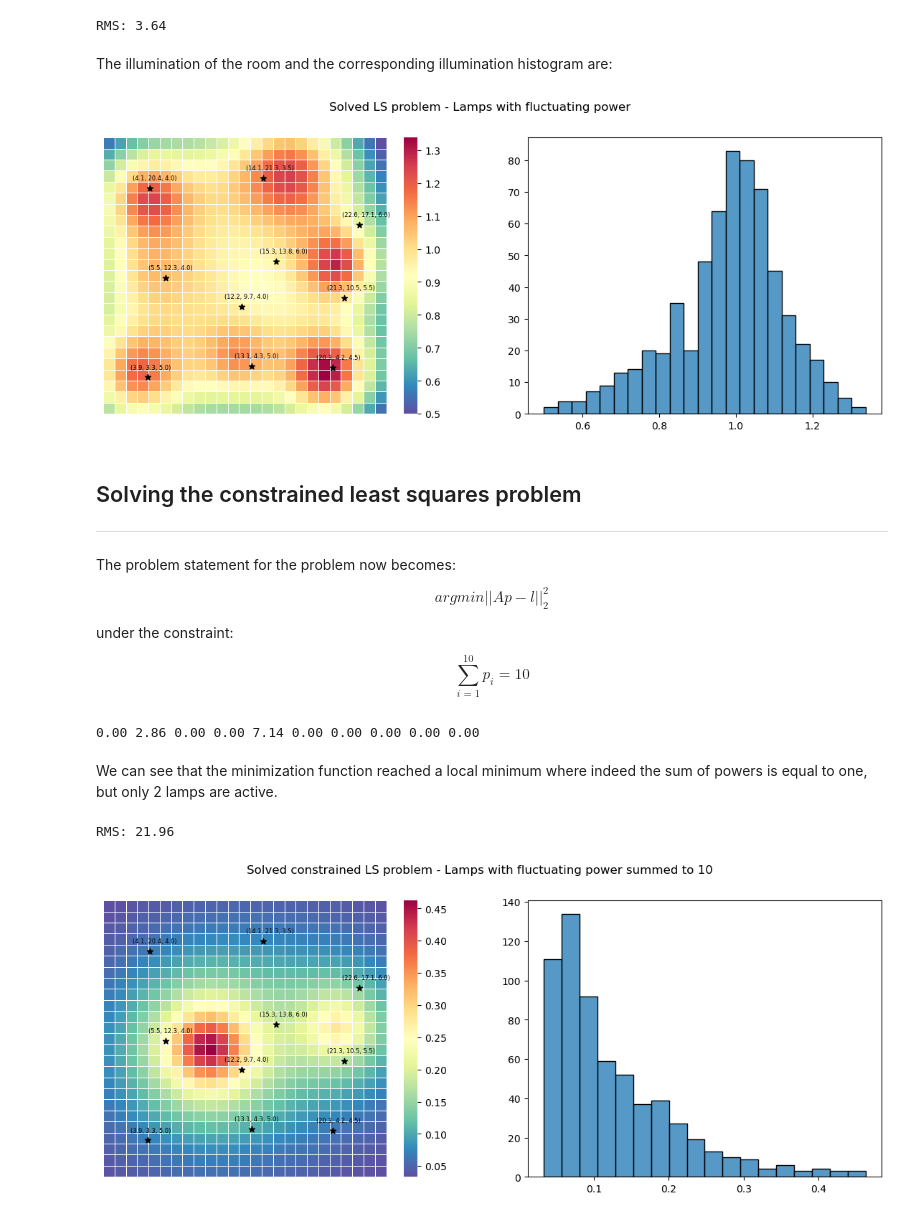
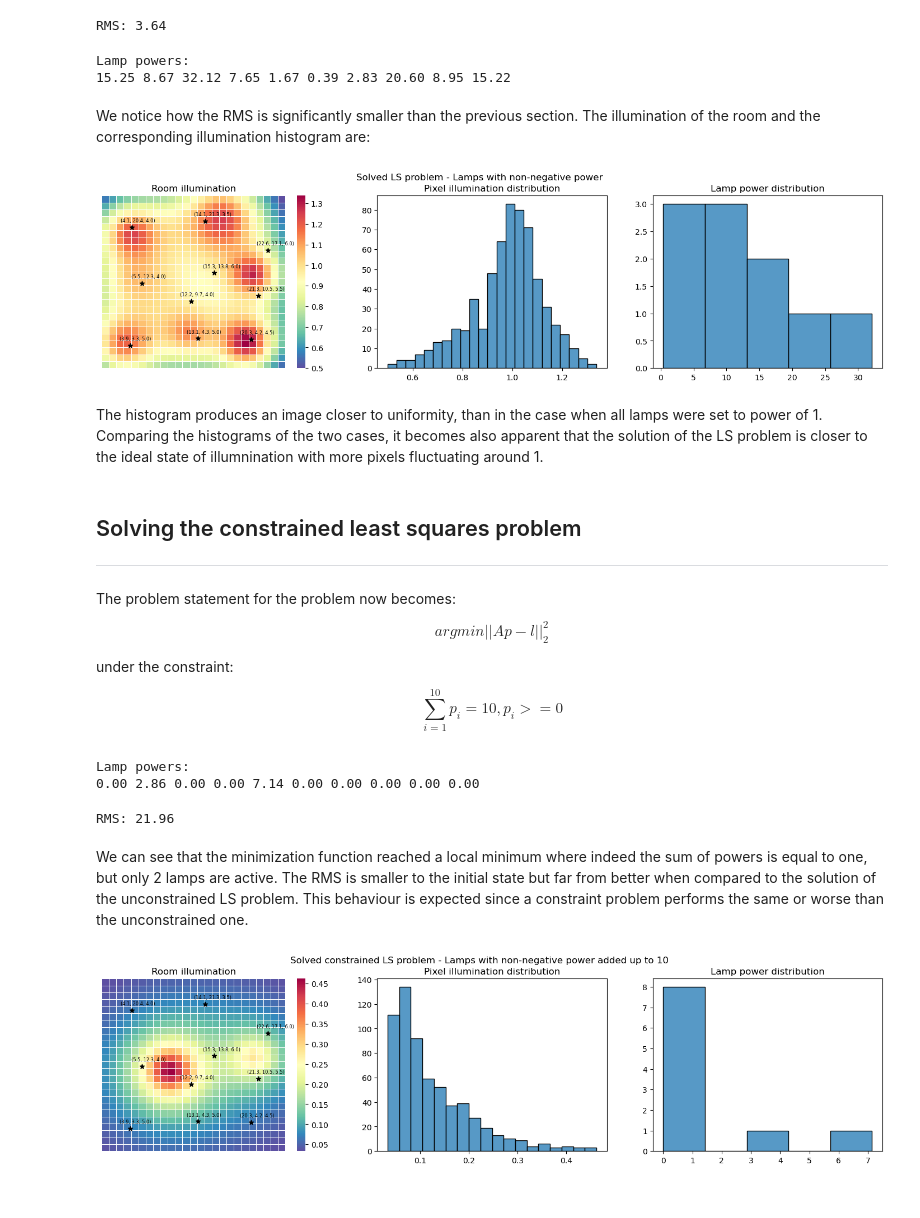
Before and after one commit to sonqo/msc-data-science, a Jupyter notebook: 6-large-scale-linear-algebra/ls/lamp.ipynb, the cells around one changed output. Cells and saved outputs as stored; diff of their text form; code cells hidden in the pictures.

```diff
--- a/6-large-scale-linear-algebra/ls/lamp.ipynb
+++ b/6-large-scale-linear-algebra/ls/lamp.ipynb
@@ -74,7 +75,8 @@ RMS: 22.61
 # %% [markdown]
 The illumination of the room and the corresponding illumination histogram are:
 # %%
-fig, axes = plt.subplots(1, 2, figsize=(14, 5))
+fig, axes = plt.subplots(1, 3, figsize=(18, 4))
+fig.suptitle('Unsolved LS problem - Lamps set to power 1')
 
 # heatmap
 sns.heatmap(
@@ -91,6 +93,8 @@ axes[0].scatter(
     lamps[:, 0], lamps[:, 1],
     marker='*', color='black'
 )
+axes[0].set_title('Room illumination')
+axes[0].invert_yaxis()
 
 # lamp annotation
 for i in range(10):
@@ -107,12 +111,15 @@ for i in range(10):
         }
     )
 
-# histogram
+# pixel histogram
 sns.histplot(ax=axes[1], x=l_unsol)
+axes[1].set_title('Pixel illumination distribution')
+axes[1].set(ylabel='')
 
-axes[0].invert_yaxis()
-axes[1].set(ylabel='')
-fig.suptitle('Unsolved LS problem - all lamps with power 1')
+# lamp histogram
+sns.histplot(ax=axes[2], x=p_ones)
+axes[2].set_title('Lamp power distribution')
+axes[2].set(ylabel='')
 
 plt.show()
 # %% [output]
@@ -140,10 +149,18 @@ rms = math.sqrt( sum ( (l_sol - l_ones ) ** 2 ) )
 print('RMS: {:.2f}'.format(rms))
 # %% [output]
 RMS: 3.64
+# %%
+print('Lamp powers:')
+for p in p_sol:
+    print('{:.2f}'.format(p), end=" ")
+# %% [output]
+Lamp powers:
+15.25 8.67 32.12 7.65 1.67 0.39 2.83 20.60 8.95 15.22
 # %% [markdown]
-The illumination of the room and the corresponding illumination histogram are:
+We notice how the RMS is significantly smaller than the previous section. The illumination of the room and the corresponding illumination histogram are:
 # %%
-fig, axes = plt.subplots(1, 2, figsize=(14, 5))
+fig, axes = plt.subplots(1, 3, figsize=(18, 4))
+fig.suptitle('Solved LS problem - Lamps with non-negative power')
 
 # heatmap
 sns.heatmap(
@@ -154,38 +171,45 @@ sns.heatmap(
     xticklabels=[],
     yticklabels=[]
 )
 
 # plotting lamps coordinates
 axes[0].scatter(
     lamps[:, 0], lamps[:, 1],
     marker='*', color='black'
 )
+axes[0].set_title('Room illumination')
+axes[0].invert_yaxis()
 
 # lamp annotation
 for i in range(10):
     axes[0].text(
         lamps[i][0]-1.5,
         lamps[i][1]+0.75,
         '({}, {}, {})'.format(
             lamps[i][0],
             lamps[i][1],
             lamps[i][2]
         ),
         fontdict={
             'size': 6
         }
     )
 
-# histogram
+# pixel histogram
 sns.histplot(ax=axes[1], x=l_sol)
+axes[1].set_title('Pixel illumination distribution')
+axes[1].set(ylabel='')
 
-axes[0].invert_yaxis()
-axes[1].set(ylabel='')
-fig.suptitle('Solved LS problem - Lamps with fluctuating power')
+# lamp histogram
+sns.histplot(ax=axes[2], x=p_sol)
+axes[2].set_title('Lamp power distribution')
+axes[2].set(ylabel='')
 
 plt.show()
 # %% [output]
-[figure, old version]
+[figure, new version]
+# %% [markdown]
+The histogram produces an image closer to uniformity, than in the case when all lamps were set to power of 1. Comparing the histograms of the two cases, it becomes also apparent that the solution of the LS problem is closer to the ideal state of illumnination with more pixels fluctuating around 1.
 # %% [markdown]
 ## Solving the constrained least squares problem
 ---
@@ -199,7 +223,7 @@ $$
 under the constraint:
 
 $$
-    \sum \limits _{i=1} ^{10} p_i=10
+    \sum \limits _{i=1} ^{10} p_i=10, p_i >= 0
 $$
 # %%
 def minimization_function(p):
@@ -213,24 +237,24 @@ def minimization_function(p):
 cons = [{
     'type': 'eq',
     # sum of powers equal to 10 constraint
-    'fun': lambda p: 10 - np.sum(p)
+    'fun': lambda p: np.sum(p) - 10
 }]
 
 res = scipy.optimize.minimize(
     fun=minimization_function,
-    x0=[100 for i in range(10)],
+    x0=p_sol,
     method='SLSQP',
-    bounds = [(0, np.Inf) for p in range(10)],
+    bounds = [(0, None) for p in range(10)],
     constraints=cons
 )
 
 p_solc = res.x
+print('Lamp powers:')
 for p in p_solc:
     print('{:.2f}'.format(p), end=" ")
 # %% [output]
+Lamp powers:
 0.00 2.86 0.00 0.00 7.14 0.00 0.00 0.00 0.00 0.00
-# %% [markdown]
-We can see that the minimization function reached a local minimum where indeed the sum of powers is equal to one, but only 2 lamps are active.
 # %%
 # calculation of l for p_ones (625 x 1)
 l_solc = A @ p_solc
@@ -240,8 +264,11 @@ rms = math.sqrt( sum ( (l_solc - l_ones ) ** 2 ) )
 print('RMS: {:.2f}'.format(rms))
 # %% [output]
 RMS: 21.96
+# %% [markdown]
+We can see that the minimization function reached a local minimum where indeed the sum of powers is equal to one, but only 2 lamps are active. The RMS is smaller to the initial state but far from better when compared to the solution of the unconstrained LS problem. This behaviour is expected since a constraint problem performs the same or worse than the unconstrained one.
 # %%
-fig, axes = plt.subplots(1, 2, figsize=(14, 5))
+fig, axes = plt.subplots(1, 3, figsize=(18, 4))
+fig.suptitle('Solved constrained LS problem - Lamps with non-negative power added up to 10')
 
 # heatmap
 sns.heatmap(
@@ -258,6 +285,8 @@ axes[0].scatter(
     lamps[:, 0], lamps[:, 1],
     marker='*', color='black'
 )
+axes[0].set_title('Room illumination')
+axes[0].invert_yaxis()
 
 # lamp annotation
 for i in range(10):
@@ -274,13 +303,16 @@ for i in range(10):
         }
     )
 
-# histogram
+# pixel histogram
 sns.histplot(ax=axes[1], x=l_solc)
+axes[1].set_title('Pixel illumination distribution')
+axes[1].set(ylabel='')
 
-axes[0].invert_yaxis()
-axes[1].set(ylabel='')
-fig.suptitle('Solved constrained LS problem - Lamps with fluctuating power summed to 10')
+# lamp histogram
+sns.histplot(ax=axes[2], x=np.round(p_solc, 2))
+axes[2].set_title('Lamp power distribution')
+axes[2].set(ylabel='')
 
 plt.show()
 # %% [output]
-[figure, old version]
+[figure, new version]
```
Also changed, not shown: parts of 3 cells of this notebook.
